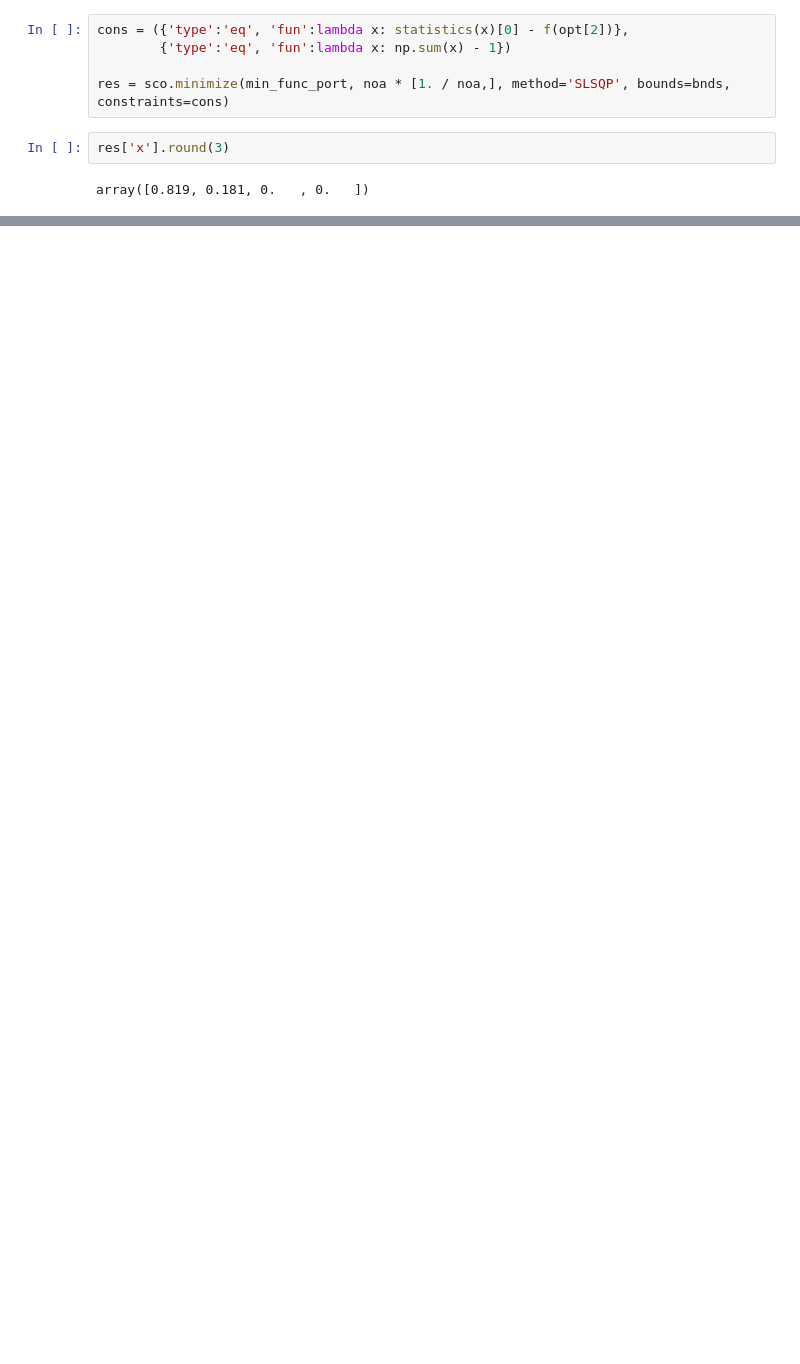
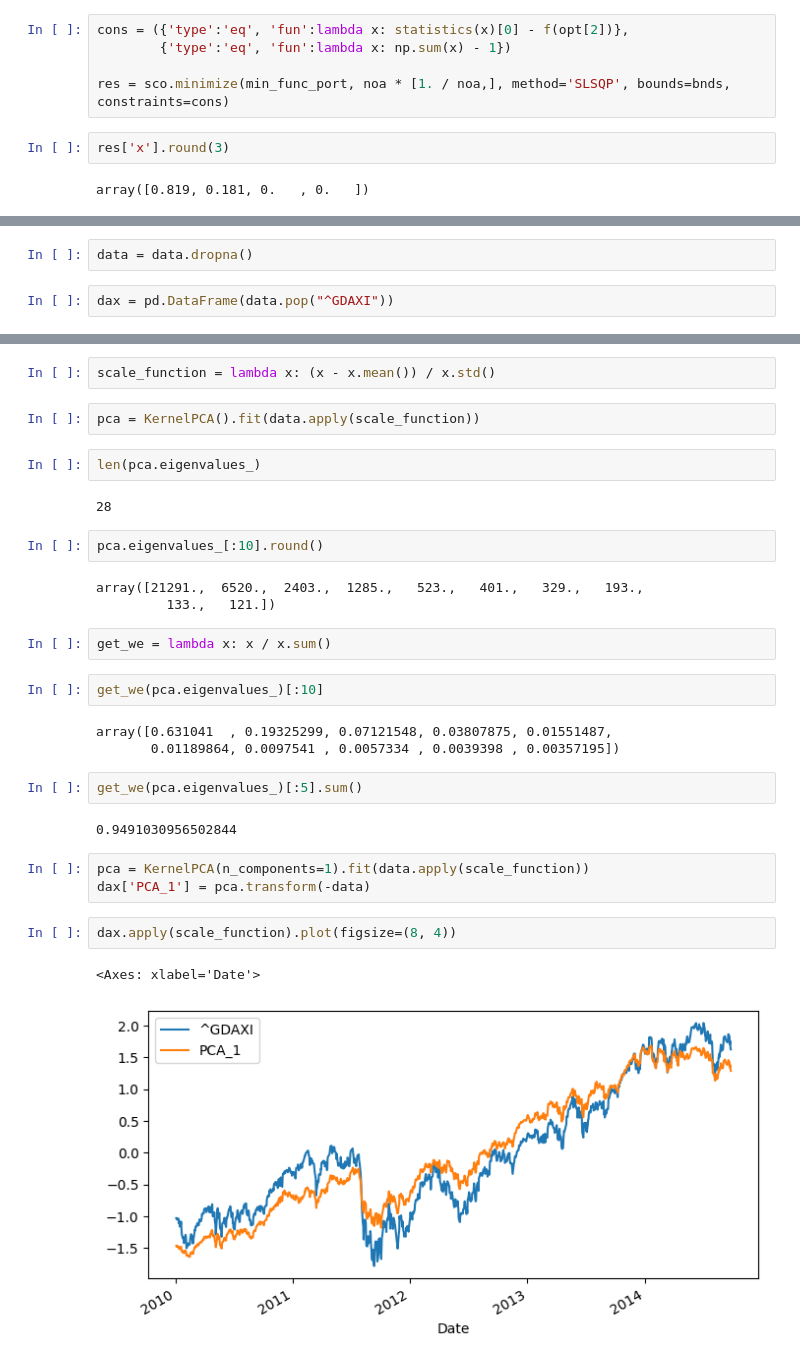
Before and after one commit to casslee1351/Finance-Portfolio, a Jupyter notebook: finance_portfolio_examples.ipynb, the cells around one changed output, grey strips where cells are left out. Drawn from its saved outputs; the diff is of its cells as text; blank space fills up the shorter version.

Commit message:
pca index dates

```diff
--- a/finance_portfolio_examples.ipynb
+++ b/finance_portfolio_examples.ipynb
@@ -635,0 +667,4 @@ array([0.819, 0.181, 0.   , 0.   ])
+# %%
+data = data.dropna()
+# %%
+dax = pd.DataFrame(data.pop("^GDAXI"))
@@ -635,0 +681,32 @@ array([0.819, 0.181, 0.   , 0.   ])
+# %%
+scale_function = lambda x: (x - x.mean()) / x.std()
+# %%
+pca = KernelPCA().fit(data.apply(scale_function))
+# %%
+len(pca.eigenvalues_)
+# %% [output]
+28
+# %%
+pca.eigenvalues_[:10].round()
+# %% [output]
+array([21291.,  6520.,  2403.,  1285.,   523.,   401.,   329.,   193.,
+         133.,   121.])
+# %%
+get_we = lambda x: x / x.sum()
+# %%
+get_we(pca.eigenvalues_)[:10]
+# %% [output]
+array([0.631041  , 0.19325299, 0.07121548, 0.03807875, 0.01551487,
+       0.01189864, 0.0097541 , 0.0057334 , 0.0039398 , 0.00357195])
+# %%
+get_we(pca.eigenvalues_)[:5].sum()
+# %% [output]
+0.9491030956502844
+# %%
+pca = KernelPCA(n_components=1).fit(data.apply(scale_function))
+dax['PCA_1'] = pca.transform(-data)
+# %%
+dax.apply(scale_function).plot(figsize=(8, 4))
+# %% [output]
+<Axes: xlabel='Date'>
+[figure, added]
```
Also changed, not shown: parts of 28 cells of this notebook.
